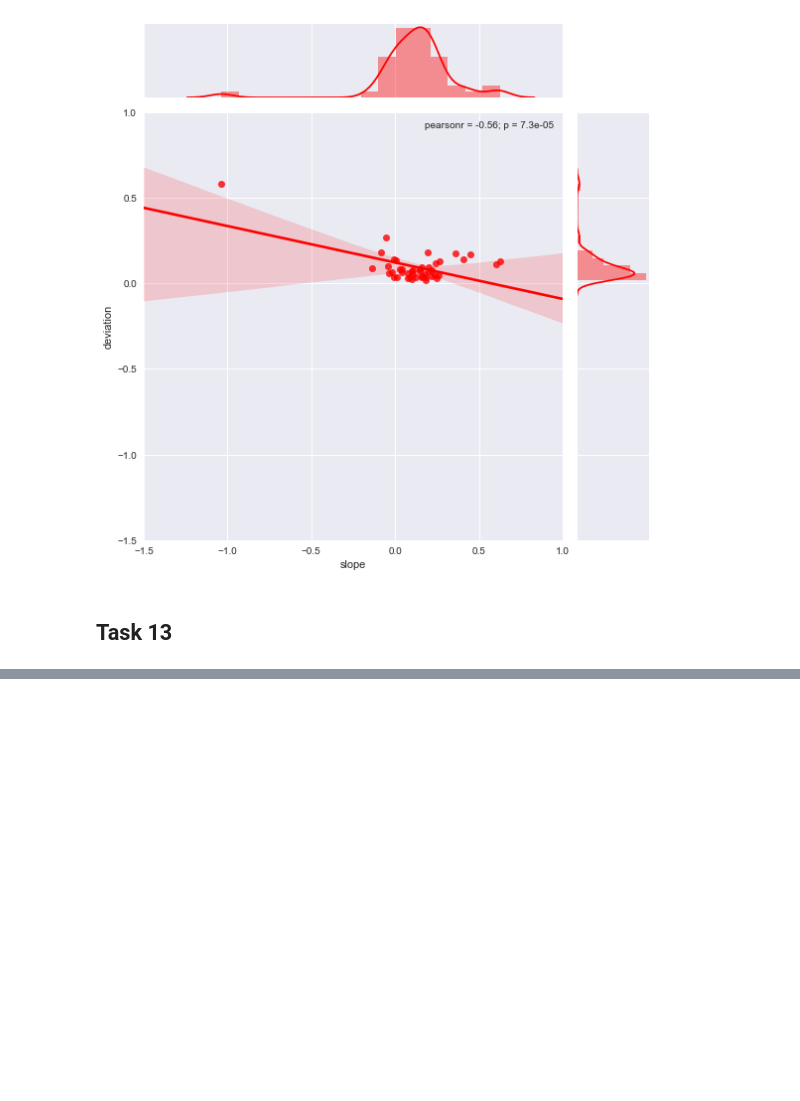
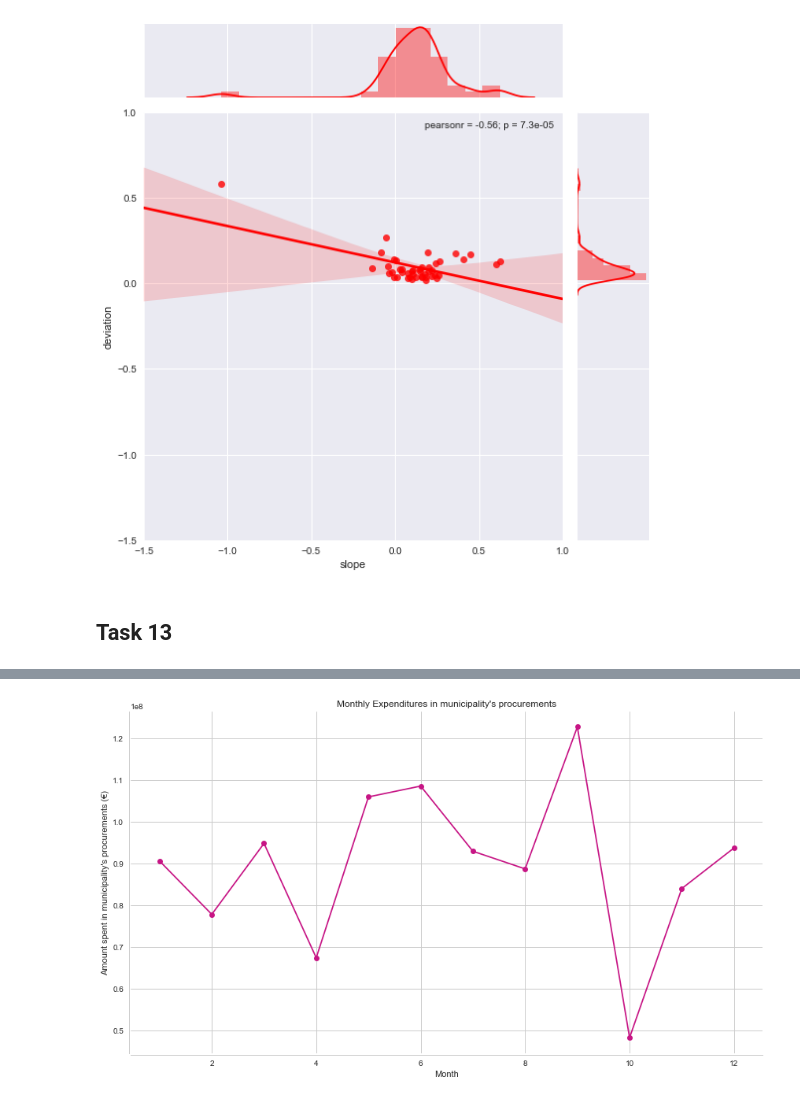
Before and after one commit to RodolfoLSS/Portuguese_Procurements, a Jupyter notebook: H7.20180088.ipynb, the cells around one changed output, grey strips where cells are left out. Cells and saved outputs as stored; diff of their text form; code cells hidden in the pictures; blank space fills up the shorter version.

```diff
--- a/H7.20180088.ipynb
+++ b/H7.20180088.ipynb
@@ -703,0 +781,5 @@ g = sns.jointplot("slope","deviation", data=regressions, kind="reg",size=8,
+# %%
+# Monthly Expenditures in municipality's procurements
+
+monthlyTotal = pd.DataFrame(municipalProc.groupby(['initialMonth'])['initialValue'].sum()).reset_index()
+monthlyTotal
@@ -703,0 +800,20 @@ g = sns.jointplot("slope","deviation", data=regressions, kind="reg",size=8,
+# %%
+sns.set(style="whitegrid")
+
+# Set up the matplotlib figure
+f, (ax3) = plt.subplots(1, figsize=(12, 7), sharex=True)
+
+
+# Plot boxplot with seaborn
+bplot=plt.plot('initialMonth', 'initialValue', data=monthlyTotal, marker='o', color='mediumvioletred')
+
+plt.ylabel("Amount spent in municipality's procurements (€)")
+plt.xlabel('Month')
+plt.title("Monthly Expenditures in municipality's procurements")
+
+plt.tight_layout(h_pad=2)
+sns.despine(offset=2)
+
+plt.show()
+# %% [output]
+[figure, added]
```
Also changed, not shown: parts of 12 cells of this notebook.
